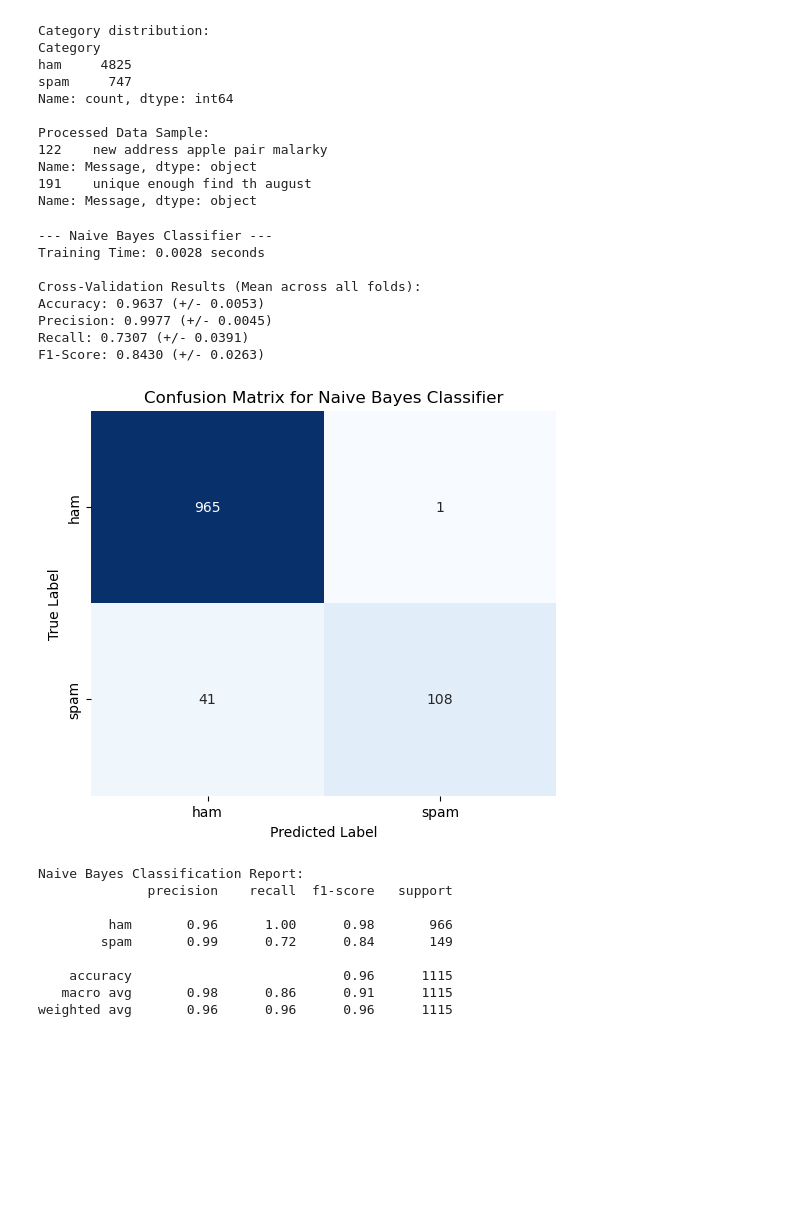
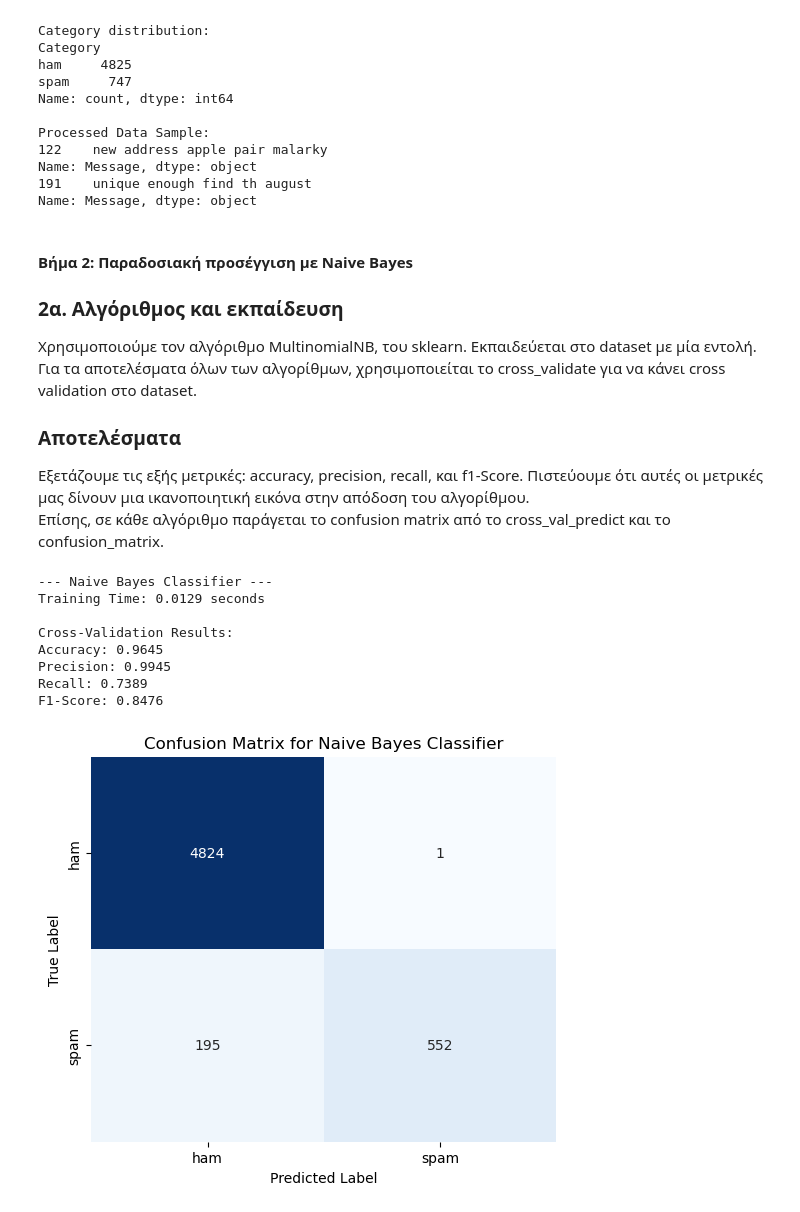
Before and after one commit to nestalert/information_retrieval, a Jupyter notebook: project.ipynb, the cells around one changed output. Drawn from its saved outputs; the diff is of its cells as text; code cells hidden in the pictures; blank space fills up the shorter version.

```diff
--- a/project.ipynb
+++ b/project.ipynb
@@ -7,7 +24,7 @@ import nltk
 from nltk.corpus import stopwords
 from nltk.stem import PorterStemmer, WordNetLemmatizer
 from nltk.tokenize import word_tokenize
-from sklearn.model_selection import train_test_split, StratifiedKFold, cross_val_score, cross_validate
+from sklearn.model_selection import train_test_split, StratifiedKFold, cross_val_score, cross_validate, cross_val_predict
 from sklearn.feature_extraction.text import TfidfVectorizer, CountVectorizer
 from sklearn.naive_bayes import MultinomialNB
 from sklearn.metrics import accuracy_score, precision_score, recall_score, f1_score, classification_report, confusion_matrix, ConfusionMatrixDisplay
@@ -69,15 +86,13 @@ print("\nProcessed Data Sample:")
 print(X.iloc[[122]])
 print(X.iloc[[191]])
 
-# Split the data into training and testing sets
-X_train, X_test, y_train, y_test = train_test_split(X, y, test_size=0.2, random_state=42, stratify=y)
-# stratify=y ensures equal proportion of 'ham' and 'spam'.
-# This means that even unbalanced training sets can be used.
-
 # Vectorize the text data
+X_train = X
+y_train = y
 tfidf_vectorizer = TfidfVectorizer()
-X_train_tfidf = tfidf_vectorizer.fit_transform(X_train)
-X_test_tfidf = tfidf_vectorizer.transform(X_test)
+X_train_tfidf = tfidf_vectorizer.fit_transform(X)
+cv = StratifiedKFold(n_splits=5, shuffle=True, random_state=42)
+scoring = ['accuracy', 'precision', 'recall', 'f1']
 # %% [output]
 Raw Data Sample:
     Category                                            Message
@@ -96,65 +111,54 @@ Processed Data Sample:
 Name: Message, dtype: object
 191    unique enough find th august
 Name: Message, dtype: object
+# %% [markdown]
+#### Βήμα 2: Παραδοσιακή προσέγγιση με Naive Bayes
+### 2α. Αλγόριθμος και εκπαίδευση
+Χρησιμοποιούμε τον αλγόριθμο MultinomialNB, του sklearn. Εκπαιδεύεται στο dataset με μία εντολή.\
+Για τα αποτελέσματα όλων των αλγορίθμων, χρησιμοποιείται το cross_validate για να κάνει cross validation στο dataset.
+### Αποτελέσματα
+Εξετάζουμε τις εξής μετρικές: accuracy, precision, recall, και f1-Score. Πιστεύουμε ότι αυτές οι μετρικές μας δίνουν μια ικανοποιητική εικόνα στην απόδοση του αλγορίθμου.\
+Επίσης, σε κάθε αλγόριθμο παράγεται το confusion matrix από το cross_val_predict και το confusion_matrix.
 # %%
 print("\n--- Naive Bayes Classifier ---")
 start_time = time.time()
 
 nb_model = MultinomialNB()
 nb_model.fit(X_train_tfidf, y_train)
 
-y_pred_nb = nb_model.predict(X_test_tfidf)
-
+y_pred_nb = cross_val_predict(nb_model, X_train_tfidf, y_train, cv=5)
 end_time = time.time()
 nb_time = end_time - start_time
 print(f"Training Time: {nb_time:.4f} seconds")
 
-accuracy_nb = accuracy_score(y_test, y_pred_nb)
-precision_nb = precision_score(y_test, y_pred_nb)
-recall_nb = recall_score(y_test, y_pred_nb)
-f1_nb = f1_score(y_test, y_pred_nb)
 # Cross validate predictions
 # The Stratified K-fold splits the training set into K folds, with the same percentage of spam and ham in them.
-cv = StratifiedKFold(n_splits=5, shuffle=True, random_state=42)
 
-scoring = ['accuracy', 'precision', 'recall', 'f1']
 cv_results_nb = cross_validate(nb_model, X_train_tfidf, y_train, cv=cv, scoring=scoring, n_jobs=-1)
 
 # Print the cross-validation results
-print("\nCross-Validation Results (Mean across all folds):")
-print(f"Accuracy: {np.mean(cv_results_nb['test_accuracy']):.4f} (+/- {np.std(cv_results_nb['test_accuracy']):.4f})")
-print(f"Precision: {np.mean(cv_results_nb['test_precision']):.4f} (+/- {np.std(cv_results_nb['test_precision']):.4f})")
-print(f"Recall: {np.mean(cv_results_nb['test_recall']):.4f} (+/- {np.std(cv_results_nb['test_recall']):.4f})")
-print(f"F1-Score: {np.mean(cv_results_nb['test_f1']):.4f} (+/- {np.std(cv_results_nb['test_f1']):.4f})")
+print("\nCross-Validation Results:")
+print(f"Accuracy: {np.mean(cv_results_nb['test_accuracy']):.4f}")
+print(f"Precision: {np.mean(cv_results_nb['test_precision']):.4f}")
+print(f"Recall: {np.mean(cv_results_nb['test_recall']):.4f}")
+print(f"F1-Score: {np.mean(cv_results_nb['test_f1']):.4f}")
 
-cm = confusion_matrix(y_test, y_pred_nb)
+cm = confusion_matrix(y_train, y_pred_nb)
 
 plt.figure(figsize=(6, 5))
 sns.heatmap(cm, annot=True, fmt='d', cmap='Blues', cbar=False,
             xticklabels=['ham', 'spam'], yticklabels=['ham', 'spam'])
 plt.xlabel('Predicted Label')
 plt.ylabel('True Label')
 plt.title('Confusion Matrix for Naive Bayes Classifier')
 plt.show()
-
-print("\nNaive Bayes Classification Report:")
-print(classification_report(y_test, y_pred_nb, target_names=['ham', 'spam']))
 # %% [output]
 --- Naive Bayes Classifier ---
-Training Time: 0.0028 seconds
+Training Time: 0.0129 seconds
 
-Cross-Validation Results (Mean across all folds):
-Accuracy: 0.9637 (+/- 0.0053)
-Precision: 0.9977 (+/- 0.0045)
-Recall: 0.7307 (+/- 0.0391)
-F1-Score: 0.8430 (+/- 0.0263)
+Cross-Validation Results:
+Accuracy: 0.9645
+Precision: 0.9945
+Recall: 0.7389
+F1-Score: 0.8476
-[figure, old version]
+[figure, new version]
-Naive Bayes Classification Report:
-              precision    recall  f1-score   support
-
-         ham       0.96      1.00      0.98       966
-        spam       0.99      0.72      0.84       149
-
-    accuracy                           0.96      1115
-   macro avg       0.98      0.86      0.91      1115
-weighted avg       0.96      0.96      0.96      1115
```
Also changed, not shown: parts of 8 cells of this notebook.
